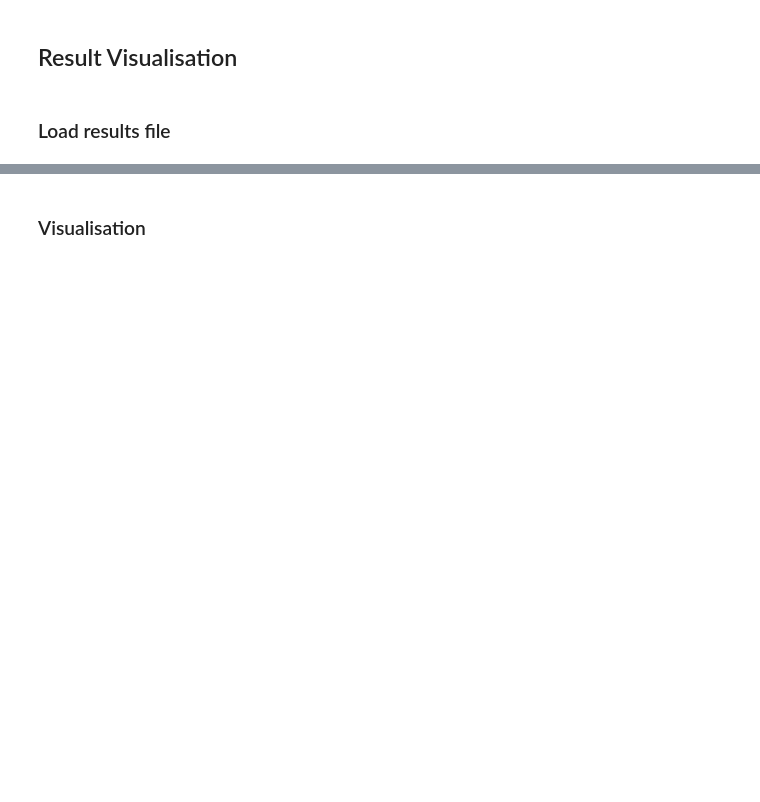
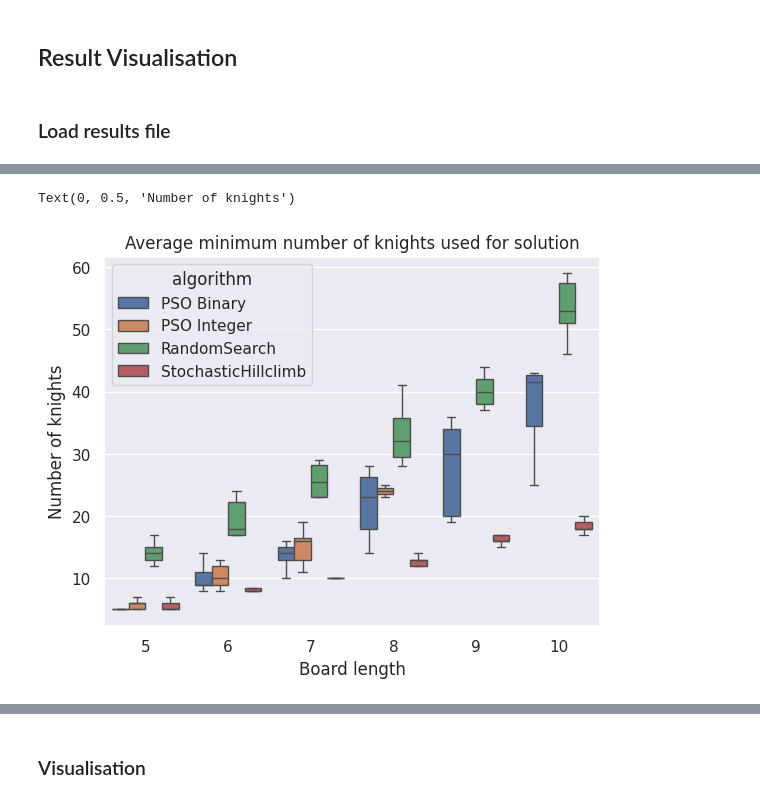
Before and after one commit to franzherm/ecao_cw2, a Jupyter notebook: notebook.ipynb, the cells around one changed output, grey strips where cells are left out. Cells and saved outputs as stored; diff of their text form; code cells hidden in the pictures; blank space fills up the shorter version.

Commit message:
fixed stochastic hillclimb

```diff
--- a/notebook.ipynb
+++ b/notebook.ipynb
@@ -660,0 +664,8 @@ print(blubb)
+# %%
+df_rs["penalty_function"] = df_rs["penalty_function"].astype(str)
+df_shc["penalty_function"] = df_shc["penalty_function"].astype(str)
+df_pso["penalty_function"] = df_pso["penalty_function"].astype(str)
+
+df_rs["fitness_function"] = df_rs["fitness_function"].astype(str)
+df_shc["fitness_function"] = df_shc["fitness_function"].astype(str)
+df_pso["fitness_function"] = df_pso["fitness_function"].astype(str)
@@ -660,0 +703,4 @@ print(blubb)
+# %%
+add_experiment_and_run_column(df_pso, "inertia", 10)
+add_experiment_and_run_column(df_shc, "penalty_function", 10)
+add_experiment_and_run_column(df_rs, "penalty_function", 10)
@@ -660,0 +711,20 @@ print(blubb)
+# %%
+pso_solutions = df_pso.copy()
+shc_solutions = df_shc.copy()
+rs_solutions = df_rs.copy()
+#solution found but not necessarily an optimal one, i.e. not the minimum number of knights
+pso_solutions = pso_solutions.loc[pso_solutions["num_covered_squares"] == pso_solutions["board_sizes"]**2,:]
+pso_bin_s = pso_solutions[pso_solutions["binary_space"] == True].copy()
+pso_int_s = pso_solutions[pso_solutions["binary_space"] == False].copy()
+
+shc_s = shc_solutions.loc[shc_solutions["num_covered_squares"] == shc_solutions["board_sizes"]**2,:]
+rs_s = rs_solutions.loc[rs_solutions["num_covered_squares"] == rs_solutions["board_sizes"]**2,:]
+
+#integer space representation found less solution
+print("Solutions binary space:\n",pso_bin_s["board_sizes"].value_counts().sort_index())
+print()
+print("Solutions integer space:\n",pso_int_s["board_sizes"].value_counts().sort_index())
+print()
+print("Solutions hillclimb:\n",shc_s["board_sizes"].value_counts().sort_index())
+print()
+print("Solutions random search:\n",rs_s["board_sizes"].value_counts().sort_index())
@@ -660,0 +749,14 @@ print(blubb)
+# %%
+sns.set_theme(font_scale=1)
+pso_bin_s["algorithm"] = "PSO Binary"
+pso_int_s["algorithm"] = "PSO Integer"
+combined_df = pd.concat([pso_bin_s, pso_int_s, shc_s, rs_s]).copy()
+
+data =combined_df.groupby(['algorithm','board_sizes', 'experiment', 'run'])['num_knights'].min().reset_index()
+ax = sns.boxplot(x='board_sizes', y='num_knights', data=data, hue='algorithm', showfliers = False)
+ax.set_title("Average minimum number of knights used for solution")
+ax.set_xlabel("Board length")
+ax.set_ylabel("Number of knights")
+# %% [output]
+Text(0, 0.5, 'Number of knights')
+[figure, added]
```
Also changed, not shown: parts of 18 cells of this notebook.
